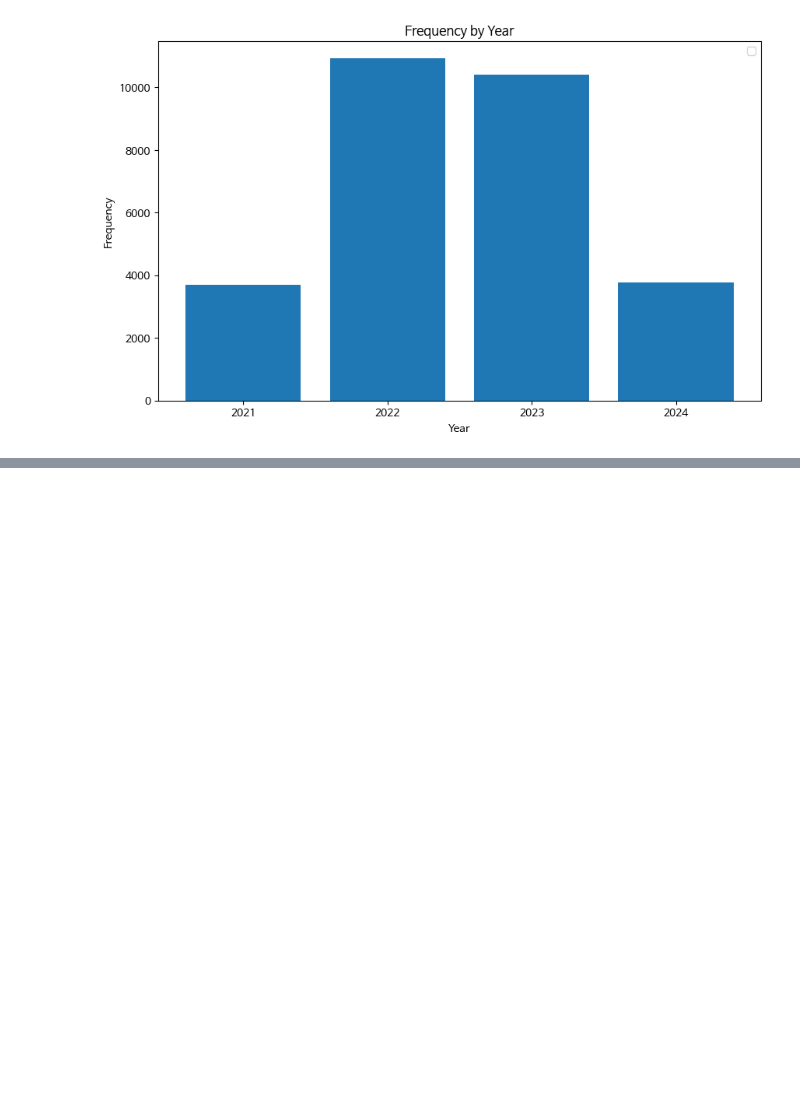
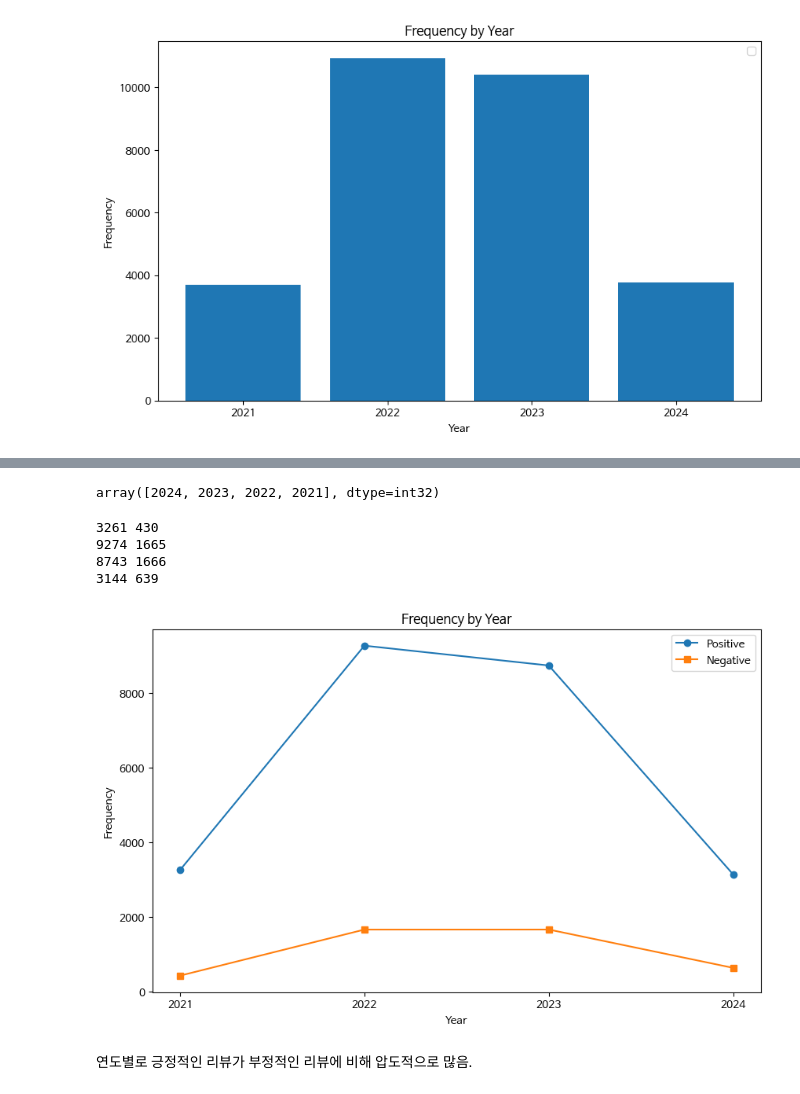
Before and after one commit to nohjuhyeon/AI_LKJ_hubs_fastapi, a Jupyter notebook: data_analysis/tour_pass/sc_tour_pass_review.ipynb, the cells around one changed output, grey strips where cells are left out. Saved outputs shown, nothing was run; the diff lists cells and outputs as text; code cells hidden in the pictures; blank space fills up the shorter version.

```diff
--- a/data_analysis/tour_pass/sc_tour_pass_review.ipynb
+++ b/data_analysis/tour_pass/sc_tour_pass_review.ipynb
@@ -169,0 +250,4 @@ df_review
+# %%
+from sklearn.neighbors import KNeighborsClassifier
+knn = KNeighborsClassifier()
+knn.fit(labeled_x_train, labeled_y_train)
@@ -169,0 +285,4 @@ df_review
+# %%
+from sklearn import svm
+svm_model = svm.SVC()
+svm_model.fit(labeled_x_train, labeled_y_train)
@@ -169,0 +345,4 @@ df_review
+# %%
+x_review = tfidfVectorizer.transform(df_review['content'])
+df_review["sentiment"] = svm_model.predict(x_review)
+df_review
@@ -169,0 +385,37 @@ df_review
+# %%
+df_review["datetime"].dt.year.unique()
+# %% [output]
+array([2024, 2023, 2022, 2021], dtype=int32)
+# %%
+print(len(df_review[df_review["datetime"].dt.year == 2021].query("sentiment == 1")),len(df_review[df_review["datetime"].dt.year == 2021].query("sentiment == 0")))
+print(len(df_review[df_review["datetime"].dt.year == 2022].query("sentiment == 1")),len(df_review[df_review["datetime"].dt.year == 2022].query("sentiment == 0")))
+print(len(df_review[df_review["datetime"].dt.year == 2023].query("sentiment == 1")),len(df_review[df_review["datetime"].dt.year == 2023].query("sentiment == 0")))
+print(len(df_review[df_review["datetime"].dt.year == 2024].query("sentiment == 1")),len(df_review[df_review["datetime"].dt.year == 2024].query("sentiment == 0")))
+# %% [output]
+3261 430
+9274 1665
+8743 1666
+3144 639
+# %%
+list_year = ["2021", "2022", "2023", "2024"]
+list_positive = [len(df_review[df_review["datetime"].dt.year == 2021].query("sentiment == 1"))
+                 ,len(df_review[df_review["datetime"].dt.year == 2022].query("sentiment == 1"))
+                      ,len(df_review[df_review["datetime"].dt.year == 2023].query("sentiment == 1"))
+                      ,len(df_review[df_review["datetime"].dt.year == 2024].query("sentiment == 1"))]
+list_negative = [len(df_review[df_review["datetime"].dt.year == 2021].query("sentiment == 0"))
+                 ,len(df_review[df_review["datetime"].dt.year == 2022].query("sentiment == 0"))
+                      ,len(df_review[df_review["datetime"].dt.year == 2023].query("sentiment == 0"))
+                      ,len(df_review[df_review["datetime"].dt.year == 2024].query("sentiment == 0"))]
+# %%
+plt.figure(figsize=(10, 6))
+plt.plot(list_year, list_positive, marker='o', label='Positive')
+plt.plot(list_year, list_negative, marker='s', label='Negative')
+plt.xlabel('Year')
+plt.ylabel('Frequency')
+plt.title('Frequency by Year')
+plt.legend() #범례
+plt.show()
+# %% [output]
+[figure, added]
+# %% [markdown]
+연도별로 긍정적인 리뷰가 부정적인 리뷰에 비해 압도적으로 많음.
```
Also changed, not shown: parts of 62 cells of this notebook, 1 other file.
